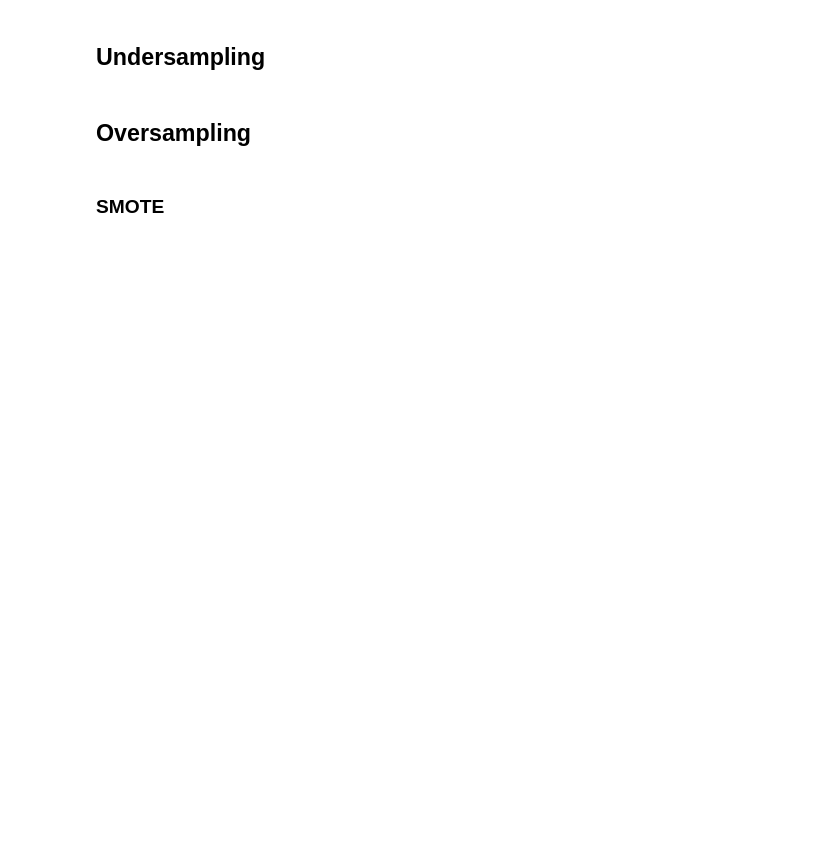
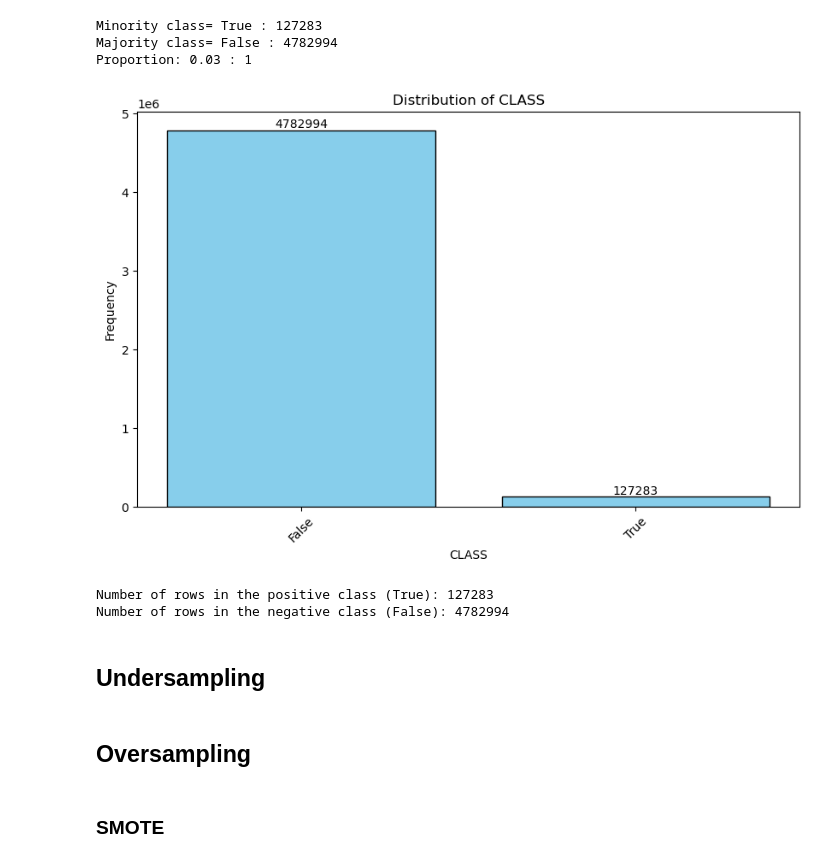
Before and after one commit to freshblaxx/DataScience, a Jupyter notebook: Projeto/Preparation/Data Balancing/Data_Balancing_arrests.ipynb, the cells around one changed output. Drawn from its saved outputs; the diff is of its cells as text; code cells hidden in the pictures; blank space fills up the shorter version.

```diff
--- a/Projeto/Preparation/Data Balancing/Data_Balancing_arrests.ipynb
+++ b/Projeto/Preparation/Data Balancing/Data_Balancing_arrests.ipynb
@@ -9,7 +9,7 @@ from matplotlib import rcParams
 
 
 # Load the dataset
-file_path = '/Users/pascalludwig/Documents/Master/Semester 1/Term 2/Data Science/Project/DataScience/Projeto/Preparation/new_class_ny_arrests.csv'  # Replace with your file path
+file_path = '/Users/tomifemme/Desktop/DataScience/Projeto/Preparation/Data Balancing/arrests_scaled_minmax_arrest.csv'  # Replace with your file path
 data = pd.read_csv(file_path)
 
 # Define some constants for visual styling
@@ -51,37 +51,41 @@ def plot_bar_chart(
     format_str = "%.2f" if percentage else "%.0f"
     ax.bar_label(values, fmt=format_str)
 
     return ax
 
-# Analyze the target variable `LAW_CAT_CD`
-target = 'LAW_CAT_CD'
+target = 'CLASS'
 class_counts = data[target].value_counts()
 
 # Display class information
 minority_class = class_counts.idxmin()
 majority_class = class_counts.idxmax()
 
 print("Minority class=", minority_class, ":", class_counts[minority_class])
 print("Majority class=", majority_class, ":", class_counts[majority_class])
 print(
     "Proportion:",
     round(class_counts[minority_class] / class_counts[majority_class], 2),
     ": 1",
 )
 
 # Plotting the bar chart
 fig = figure(figsize=(10, 6))
 ax = fig.add_subplot(111)
 plot_bar_chart(
     xvalues=class_counts.index.tolist(),
     yvalues=class_counts.values.tolist(),
     ax=ax,
-    title="Distribution of LAW_CAT_CD",
-    xlabel="LAW_CAT_CD",
+    title="Distribution of CLASS",
+    xlabel="CLASS",
     ylabel="Frequency"
 )
 
 show()
+# %% [output]
+Minority class= True : 127283
+Majority class= False : 4782994
+Proportion: 0.03 : 1
+[figure, added]
 # %%
 # Split the dataset into two subdatasets: one for each class
 df_positives = data[data[target] == minority_class]
@@ -102,6 +106,9 @@ df_negatives.to_csv("negative_class_arrests.csv", index=False)
 
 # Save the balanced dataset for further exploration
 # balanced_dataset.to_csv("balanced_dataset.csv", index=False)
+# %% [output]
+Number of rows in the positive class (True): 127283
+Number of rows in the negative class (False): 4782994
 # %% [markdown]
 ## Undersampling
 # %%
```
Also changed, not shown: parts of 1 cell of this notebook, 25 other files.
